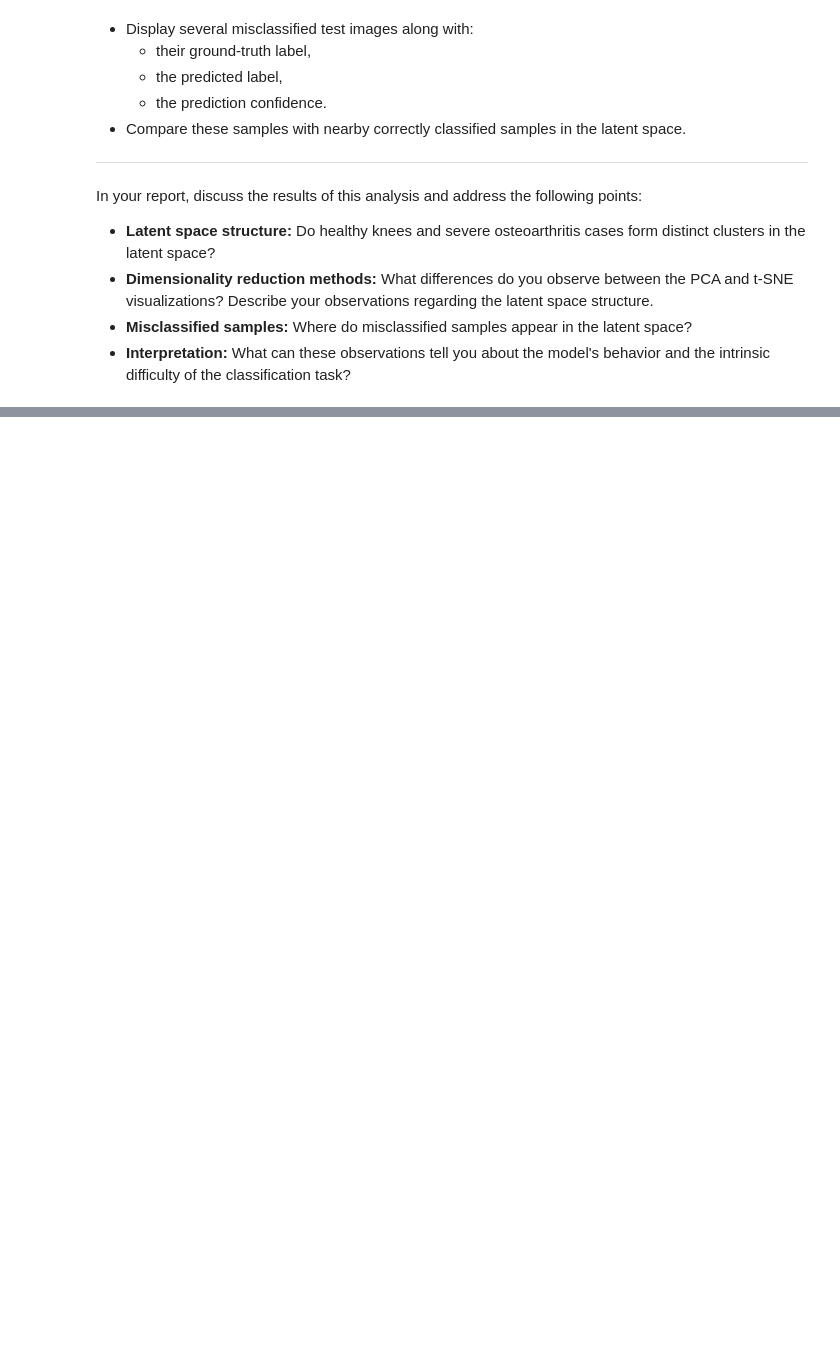
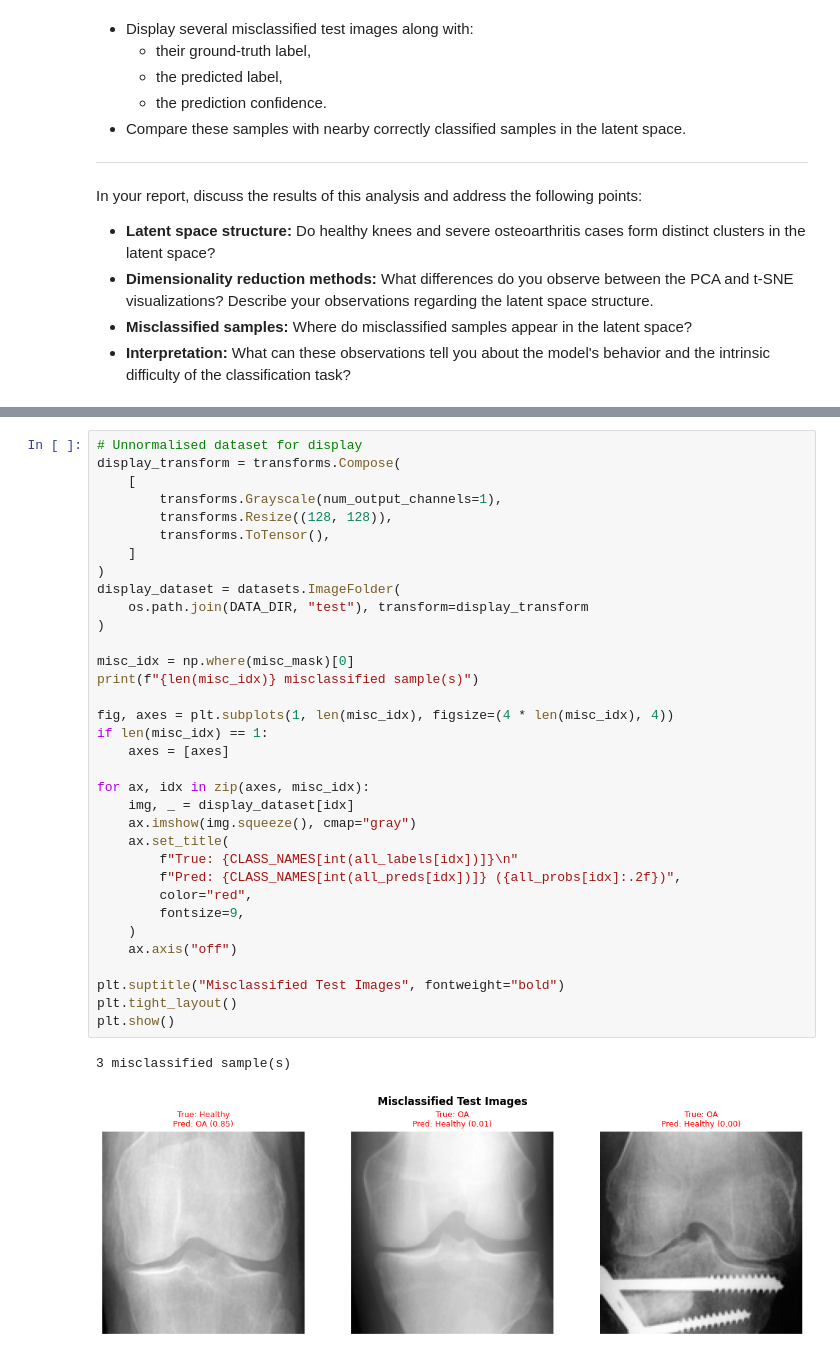
Before and after one commit to cornelka/ugentAI_kneeOA, a Jupyter notebook: notebooks/4_latentspace/latentspace.ipynb, the cells around one changed output, grey strips where cells are left out. Cells and saved outputs as stored; diff of their text form; blank space fills up the shorter version.

```diff
--- a/notebooks/4_latentspace/latentspace.ipynb
+++ b/notebooks/4_latentspace/latentspace.ipynb
@@ -50,0 +269,37 @@ In your report, discuss the results of this analysis and address the following p
+# %%
+# Unnormalised dataset for display
+display_transform = transforms.Compose(
+    [
+        transforms.Grayscale(num_output_channels=1),
+        transforms.Resize((128, 128)),
+        transforms.ToTensor(),
+    ]
+)
+display_dataset = datasets.ImageFolder(
+    os.path.join(DATA_DIR, "test"), transform=display_transform
+)
+
+misc_idx = np.where(misc_mask)[0]
+print(f"{len(misc_idx)} misclassified sample(s)")
+
+fig, axes = plt.subplots(1, len(misc_idx), figsize=(4 * len(misc_idx), 4))
+if len(misc_idx) == 1:
+    axes = [axes]
+
+for ax, idx in zip(axes, misc_idx):
+    img, _ = display_dataset[idx]
+    ax.imshow(img.squeeze(), cmap="gray")
+    ax.set_title(
+        f"True: {CLASS_NAMES[int(all_labels[idx])]}\n"
+        f"Pred: {CLASS_NAMES[int(all_preds[idx])]} ({all_probs[idx]:.2f})",
+        color="red",
+        fontsize=9,
+    )
+    ax.axis("off")
+
+plt.suptitle("Misclassified Test Images", fontweight="bold")
+plt.tight_layout()
+plt.show()
+# %% [output]
+3 misclassified sample(s)
+[figure, added]
```
Also changed, not shown: parts of 17 cells of this notebook, 1 other file.
